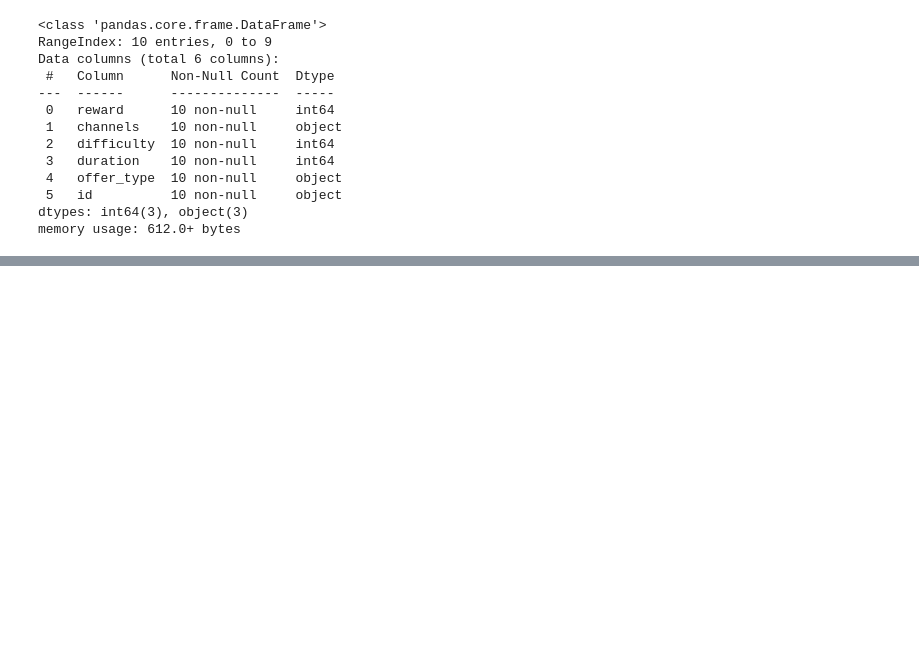
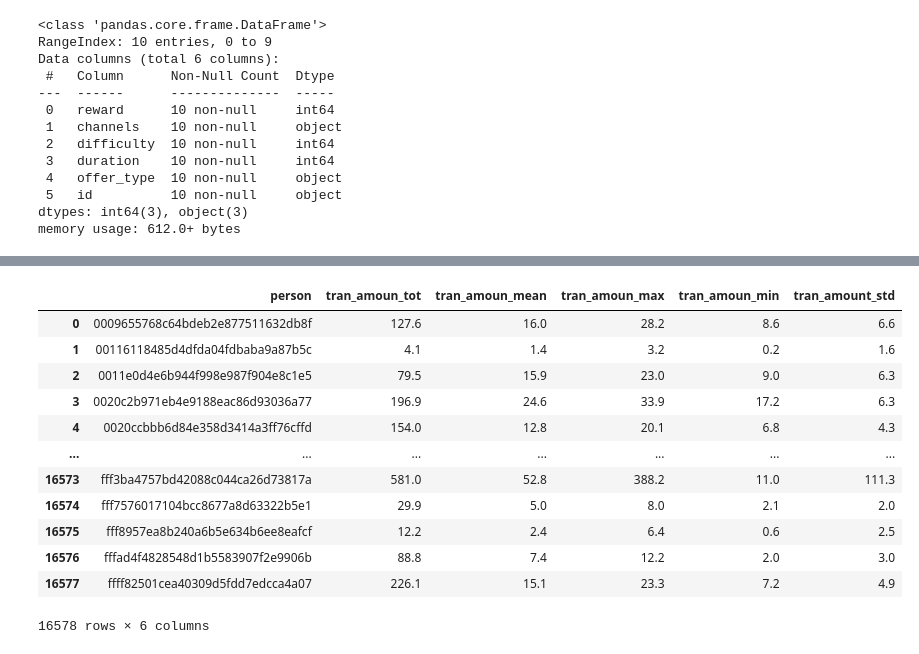
Before and after one commit to Niltonjuniorphd/Starbucks_project, a Jupyter notebook: Starbucks_Capstone_notebook_c copy.ipynb, the cells around one changed output, grey strips where cells are left out. Saved outputs shown, nothing was run; the diff lists cells and outputs as text; code cells hidden in the pictures; blank space fills up the shorter version.

```diff
--- a/Starbucks_Capstone_notebook_c copy.ipynb
+++ b/Starbucks_Capstone_notebook_c copy.ipynb
@@ -521,0 +545,16 @@ person_activity_pro
+# %%
+transac_person_sumary
+# %% [output]
+|  | person | tran_amoun_tot | tran_amoun_mean | tran_amoun_max | tran_amoun_min | tran_amount_std |
+| 0 | 0009655768c64bdeb2e877511632db8f | 127.6 | 16.0 | 28.2 | 8.6 | 6.6 |
+| 1 | 00116118485d4dfda04fdbaba9a87b5c | 4.1 | 1.4 | 3.2 | 0.2 | 1.6 |
+| 2 | 0011e0d4e6b944f998e987f904e8c1e5 | 79.5 | 15.9 | 23.0 | 9.0 | 6.3 |
+| 3 | 0020c2b971eb4e9188eac86d93036a77 | 196.9 | 24.6 | 33.9 | 17.2 | 6.3 |
+| 4 | 0020ccbbb6d84e358d3414a3ff76cffd | 154.0 | 12.8 | 20.1 | 6.8 | 4.3 |
+| ... | ... | ... | ... | ... | ... | ... |
+| 16573 | fff3ba4757bd42088c044ca26d73817a | 581.0 | 52.8 | 388.2 | 11.0 | 111.3 |
+| 16574 | fff7576017104bcc8677a8d63322b5e1 | 29.9 | 5.0 | 8.0 | 2.1 | 2.0 |
+| 16575 | fff8957ea8b240a6b5e634b6ee8eafcf | 12.2 | 2.4 | 6.4 | 0.6 | 2.5 |
+| 16576 | fffad4f4828548d1b5583907f2e9906b | 88.8 | 7.4 | 12.2 | 2.0 | 3.0 |
+| 16577 | ffff82501cea40309d5fdd7edcca4a07 | 226.1 | 15.1 | 23.3 | 7.2 | 4.9 |
+16578 rows × 6 columns
```
Also changed, not shown: parts of 28 cells of this notebook, 5 other files.
